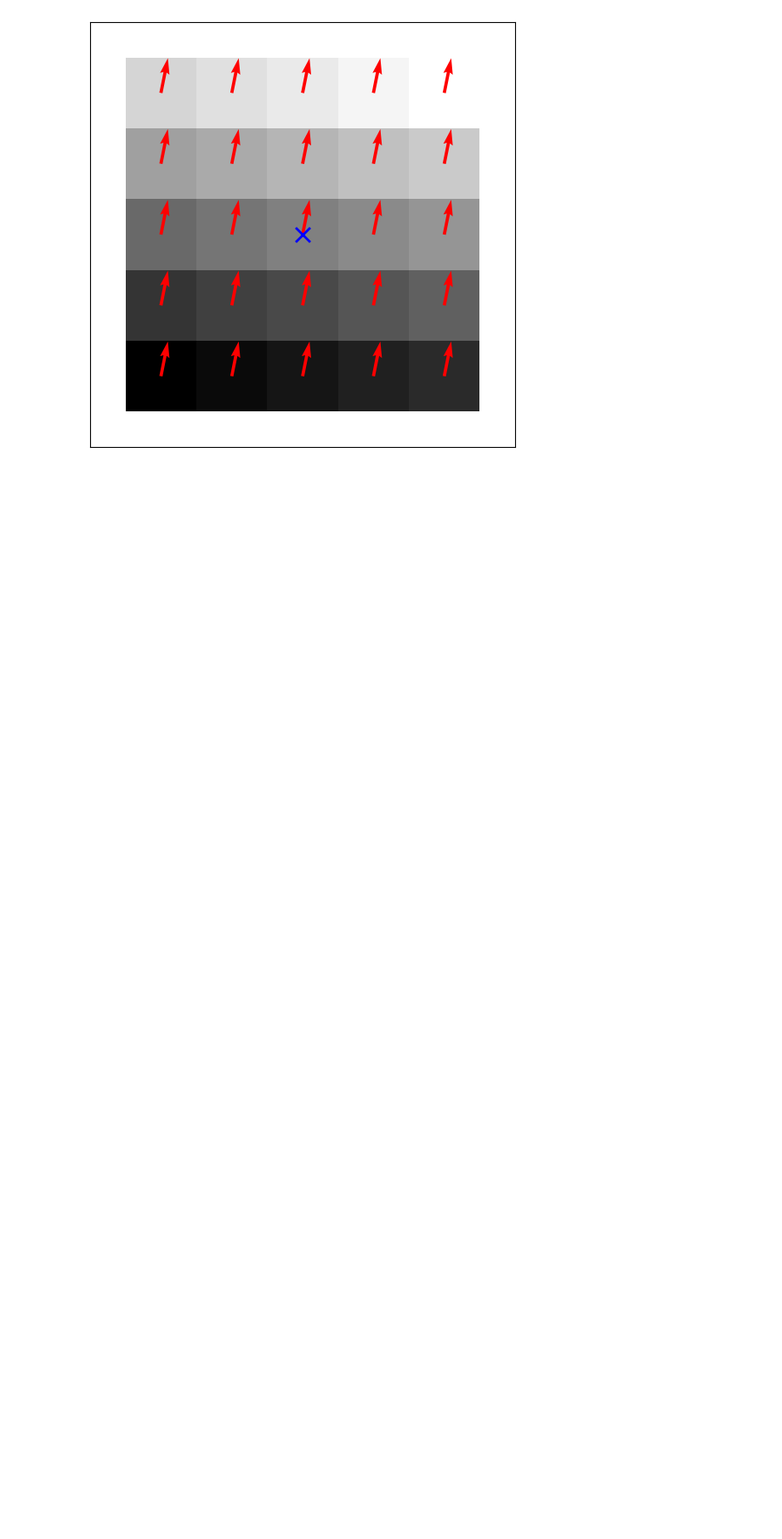
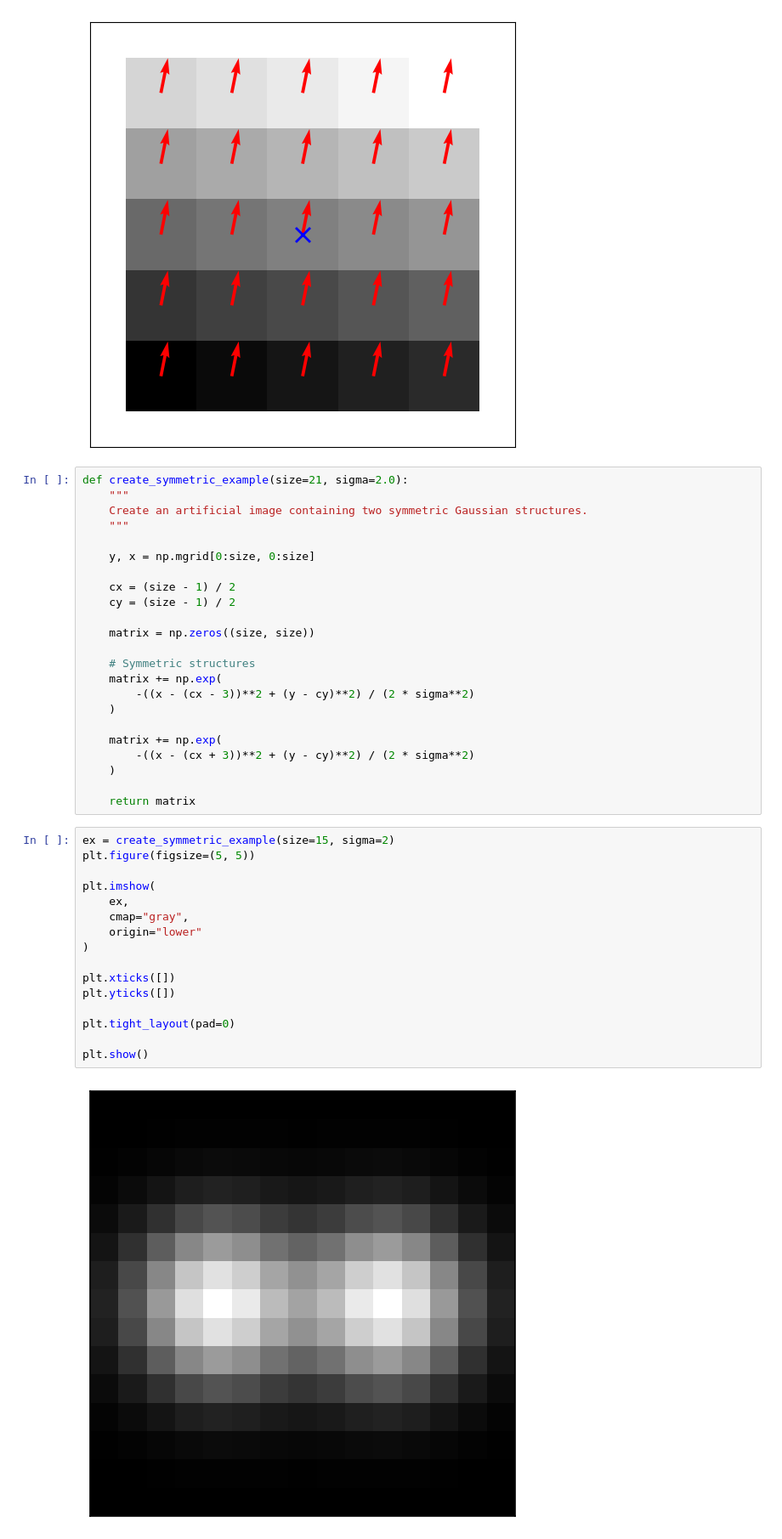
Before and after one commit to Desduh/gpa, a Jupyter notebook: Notebooks/gpa.ipynb, the cells around one changed output. Shown at 85% size. Drawn from its saved outputs; the diff is of its cells as text; blank space fills up the shorter version.

```diff
--- a/Notebooks/gpa.ipynb
+++ b/Notebooks/gpa.ipynb
@@ -2072,3 +3218,44 @@ gpaObject.plot_asymmetric_gradient_field(
 [figure]
 [figure]
 [figure]
+# %%
+def create_symmetric_example(size=21, sigma=2.0):
+    """
+    Create an artificial image containing two symmetric Gaussian structures.
+    """
+
+    y, x = np.mgrid[0:size, 0:size]
+
+    cx = (size - 1) / 2
+    cy = (size - 1) / 2
+
+    matrix = np.zeros((size, size))
+
+    # Symmetric structures
+    matrix += np.exp(
+        -((x - (cx - 3))**2 + (y - cy)**2) / (2 * sigma**2)
+    )
+
+    matrix += np.exp(
+        -((x - (cx + 3))**2 + (y - cy)**2) / (2 * sigma**2)
+    )
+
+    return matrix
+# %%
+ex = create_symmetric_example(size=15, sigma=2)
+plt.figure(figsize=(5, 5))
+
+plt.imshow(
+    ex,
+    cmap="gray",
+    origin="lower"
+)
+
+plt.xticks([])
+plt.yticks([])
+
+plt.tight_layout(pad=0)
+
+plt.show()
+# %% [output]
+[figure, added]
```
Also changed, not shown: parts of 8 cells of this notebook, 1 other file.
